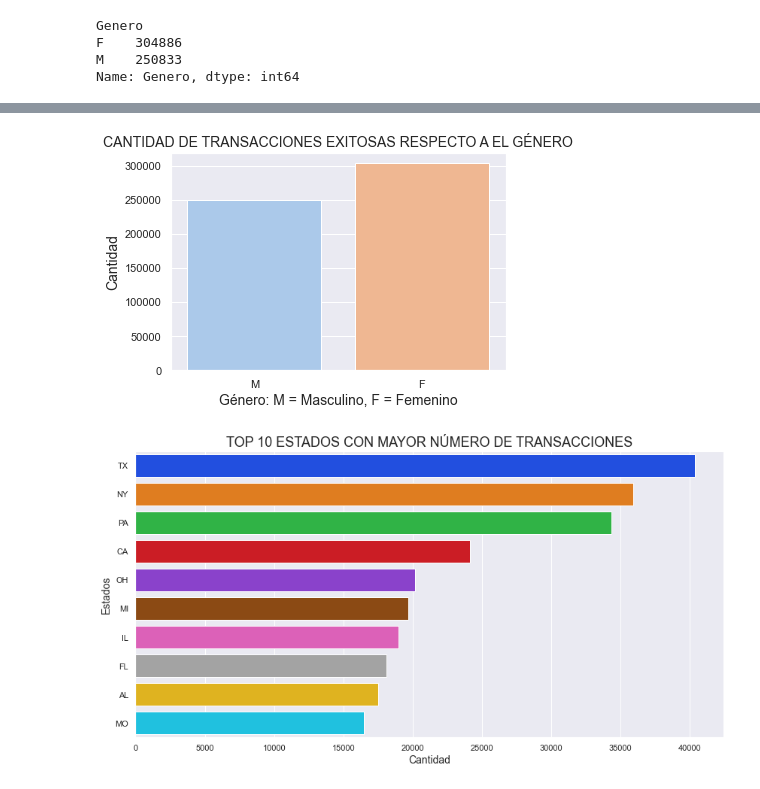
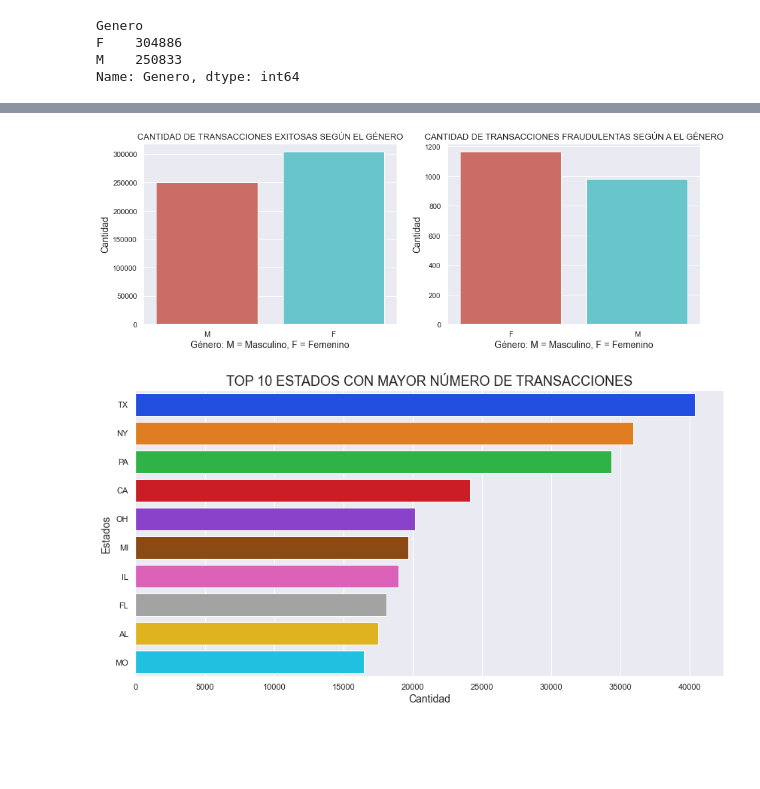
Before and after one commit to Bmez1/Proyecto_CD, a Jupyter notebook: Fraude.ipynb, the cells around one changed output, grey strips where cells are left out. Cells and saved outputs as stored; diff of their text form; code cells hidden in the pictures; blank space fills up the shorter version.

```diff
--- a/Fraude.ipynb
+++ b/Fraude.ipynb
@@ -217,13 +219,5 @@ M    250833
 Name: Genero, dtype: int64
 # %%
 #Relación cantidad de transacciones exitosas y fraudulentas con respecto al género
-genero_Uno = data[data.Fraude == 1] # fraudulentas
-genero_Cero = data[data.Fraude == 0] # exitosas
-plt.figure(figsize=(6,4))
-#Gráficas
-ax = sb.countplot(x = 'Genero', data = genero_Uno, palette="muted")
-#Etiquetas
-ax.set_xlabel("Género: M = Masculino, F = Femenino", fontsize=14)
-ax.set_ylabel("Cantidad", fontsize=14)
-ax.set_title("CANTIDAD DE TRANSACCIONES FRAUDULETNAS RESPECTO A EL GÉNERO", fontsize=14)
-plt.show()
+genero_Fra = data[data.Fraude == 1] # fraudulentas
+genero_Exi = data[data.Fraude == 0] # exitosas
@@ -232,12 +224,19 @@ plt.show()
 # %%
-plt.figure(figsize=(6,4))
-ax = sb.countplot(x = 'Genero', data = genero_Cero, palette="pastel")
-ax.set_xlabel("Género: M = Masculino, F = Femenino", fontsize=14)
-ax.set_ylabel("Cantidad", fontsize=14)
-ax.set_title("CANTIDAD DE TRANSACCIONES EXITOSAS RESPECTO A EL GÉNERO", fontsize=14)
+#Figura
+fig, (ax1, ax2) = plt.subplots(1, 2, figsize=(15,5))
+#Gráfica
+ax1 = sb.countplot(x = 'Genero', data = genero_Exi, ax = ax1, palette = 'hls')
+ax2 = sb.countplot(x = 'Genero', data = genero_Fra, ax = ax2, palette = 'hls')
+#Etiquetas
+ax1.set_xlabel("Género: M = Masculino, F = Femenino", fontsize=14)
+ax1.set_ylabel("Cantidad", fontsize=14)
+ax1.set_title("CANTIDAD DE TRANSACCIONES EXITOSAS SEGÚN EL GÉNERO", fontsize=13)
+ax2.set_xlabel("Género: M = Masculino, F = Femenino", fontsize=14)
+ax2.set_ylabel("Cantidad", fontsize=14)
+ax2.set_title("CANTIDAD DE TRANSACCIONES FRAUDULENTAS SEGÚN A EL GÉNERO", fontsize=13)
 plt.show()
 # %% [output]
-[figure, old version]
+[figure, new version]
 # %%
 #data['Fecha de Transaccion'] = pd.to_datetime(data['Fecha de Transaccion'])
 #ax = sb.lineplot(x='Fecha de Transaccion', data = data)
```
Also changed, not shown: parts of 7 cells of this notebook.
